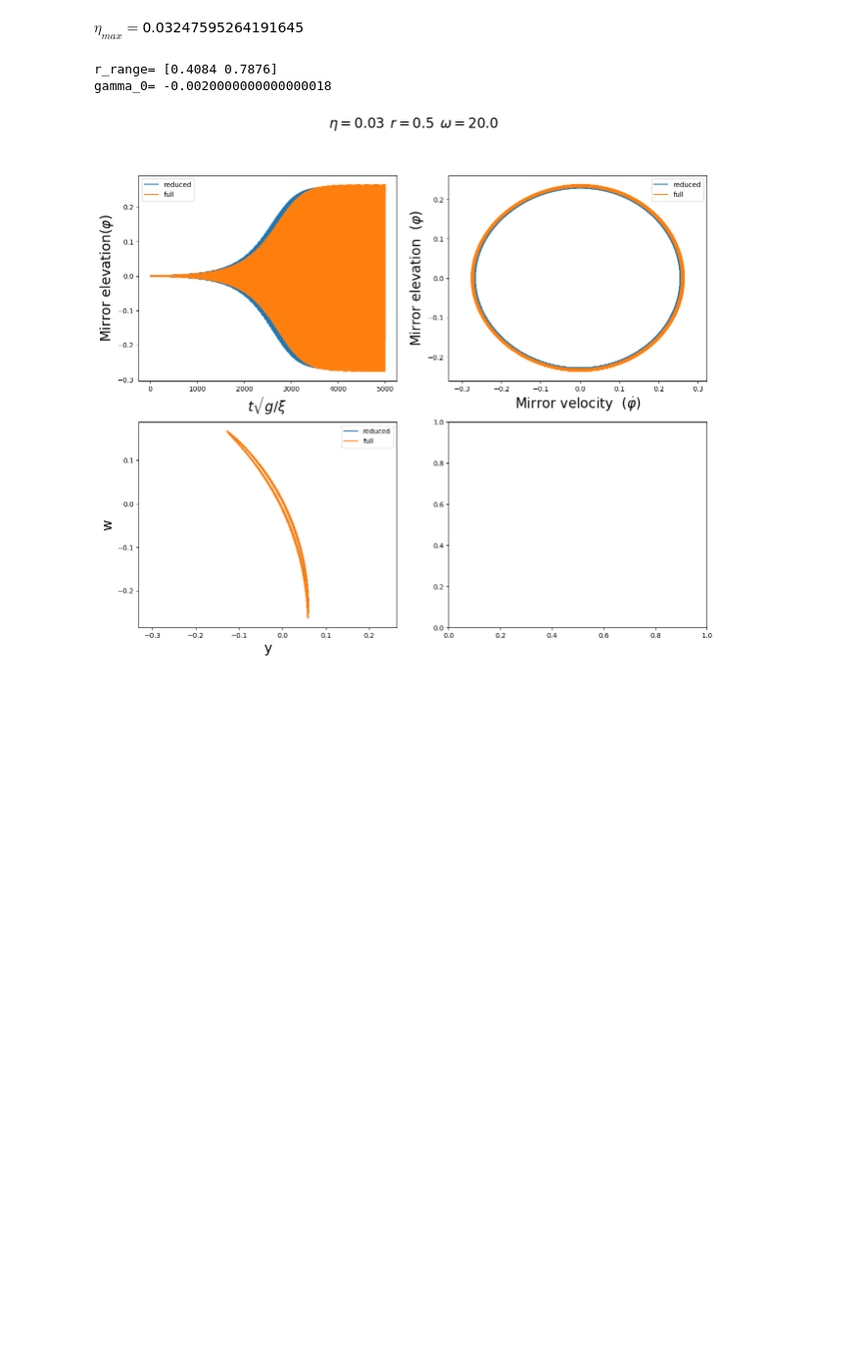
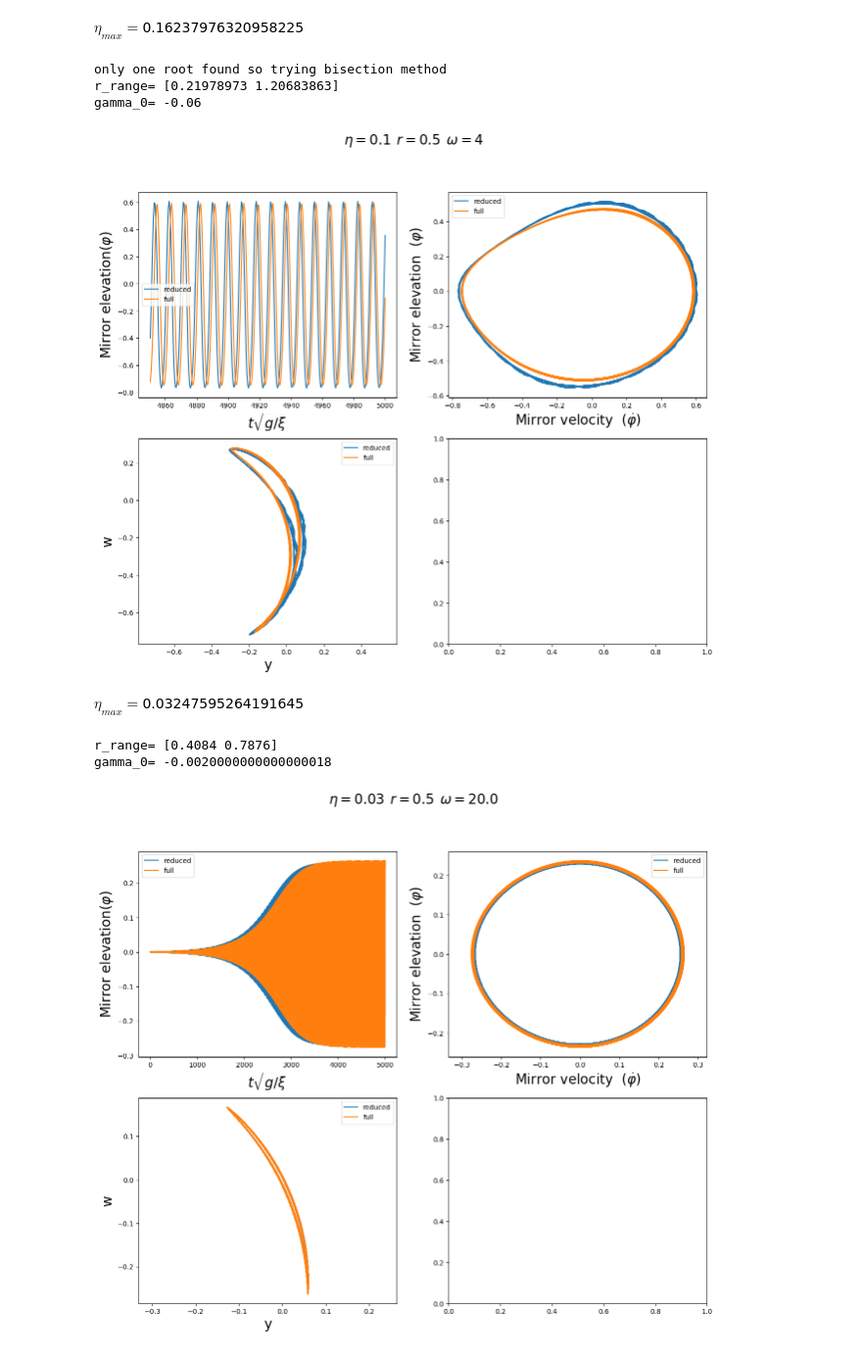
Before and after one commit to Satyamjha2/Optomechanics, a Jupyter notebook: levitating_mirror_plots.ipynb, the cells around one changed output. Shown at 98% size. Drawn from its saved outputs; the diff is of its cells as text; code cells hidden in the pictures; blank space fills up the shorter version.

Commit message:
a lot of new plots

```diff
--- a/levitating_mirror_plots.ipynb
+++ b/levitating_mirror_plots.ipynb
@@ -96,8 +96,9 @@ def mirror_2d(t,z,ohm,r,eta):
 def evolve(psi_0,tf,param_list,N_step=100,f=mirror_2d):
     t = np.linspace(0,tf,N_step)
     #xx=solve_ivp(ODE, [0,tf],psi_0,args=param_list,dense_output=True, t_eval=t,method="RK23")
-    xx=solve_ivp(f, [0,tf],psi_0,args=param_list,dense_output=True, t_eval=t)
-    zz=xx.sol(t)
+    xx=solve_ivp(f, [0,tf],psi_0,args=param_list,dense_output=False,rtol = 1e-10, atol = 1e-10, t_eval=t,method="RK23")
+#     zz=xx.sol(t)
+    zz=xx.y
     return zz,t
 
 def mirror_4d(t,z,ohm,r,eta):
@@ -107,6 +108,67 @@ def mirror_4d(t,z,ohm,r,eta):
     w_dot=-ohm*(w+y*(r+phi))
     y_dot=ohm*(w*(r+phi)+phi-y)
     return phi_dot,phi_d_dot,w_dot,y_dot
+# %%
+eta=0.1
+ohm=4
+r=0.5
+# r=3**-0.5
+r_range=amplification_info(eta,ohm)
+print("r_range=",r_range)
+if r<r_range[0] or r>r_range[1]:
+    print("r out of range, select r to be in amplification regime")
+gamma_0=eta-2*r/(ohm*(1+r**2)**2)
+print("gamma_0=",gamma_0)
+
+tf=5e3              ### DO NOT increase this by a lot
+N_step=1000*10
+
+phi_0,phi_d_0=1e-3,0
+psi_0=np.array([phi_0,phi_d_0])
+psi_0_f=np.array([phi_0,phi_d_0,0,0])
+
+param_list=[ohm,r,eta]
+zz_0,t=evolve(psi_0,tf,param_list,N_step)
+zz_1,t=evolve(psi_0_f,tf,param_list,N_step,f=mirror_4d)
+
+fig, axs = plt.subplots(2, 2,figsize=(15,12))
+
+f_range=[int(0.97*N_step),N_step]
+t_range=[int(f_range[0]*tf/N_step),int(f_range[1]*tf/N_step)]
+i=0
+axs[i//2,i%2].plot(t[f_range[0]:f_range[1]],zz_0[0][f_range[0]:f_range[1]],label='reduced')
+axs[i//2,i%2].plot(t[f_range[0]:f_range[1]],zz_1[0][f_range[0]:f_range[1]],label='full')
+axs[i//2,i%2].legend()
+axs[i//2,i%2].set_ylabel("Mirror elevation"+"$(\\varphi)$",fontsize=20)
+axs[i//2,i%2].set_xlabel('$t\sqrt{g/\\xi}$',fontsize=20)
+i=1
+axs[i//2,i%2].plot(zz_0[0][f_range[0]:f_range[1]],zz_0[1][f_range[0]:f_range[1]],label='reduced')
+axs[i//2,i%2].plot(zz_1[0][f_range[0]:f_range[1]],zz_1[1][f_range[0]:f_range[1]],label='full')
+axs[i//2,i%2].legend()
+axs[i//2,i%2].set_ylabel("Mirror elevation  "+"$(\\varphi)$",fontsize=20)
+axs[i//2,i%2].set_xlabel("Mirror velocity  "+"$(\dot{\\varphi})$",fontsize=20)
+axs[i//2,i%2].axis("equal")
+i=2
+w_0=-(zz_0[0]*(r+zz_0[0]))/(1+(r+zz_0[0])**2)
+y_0=zz_0[0]/(1+(r+zz_0[0])**2)
+w_1=((1+r**2)*(2*r+3*zz_0[0])-zz_0[0]**3)/(1+(r+zz_0[0])**2)**3
+y_1=((r+zz_0[0])*(r*(r+zz_0[0])**2+3*zz_0[0])-1)/(1+(r+zz_0[0])**2)**3
+w=w_0+zz_0[1]*w_1/ohm
+y=y_0+zz_0[1]*y_1/ohm
+axs[i//2,i%2].plot(w[f_range[0]:f_range[1]],y[f_range[0]:f_range[1]],label='reduced')
+axs[i//2,i%2].plot(zz_1[2][f_range[0]:f_range[1]],zz_1[3][f_range[0]:f_range[1]],label='full')
+axs[i//2,i%2].legend()
+axs[i//2,i%2].set_ylabel("w",fontsize=20)
+axs[i//2,i%2].set_xlabel("y",fontsize=20)
+axs[i//2,i%2].axis("equal")
+plt.suptitle("$\eta={0} \: \: r={1} \: \: \omega={2}$".format(eta,r,ohm),fontsize=20)
+plt.show()
+# %% [output]
+$\eta_{max}=$0.16237976320958225
+only one root found so trying bisection method
+r_range= [0.21978973 1.20683863]
+gamma_0= -0.06
+[figure, added]
 # %%
 eta=0.03
 ohm=2e1
```
Also changed, not shown: parts of 2 cells of this notebook.
